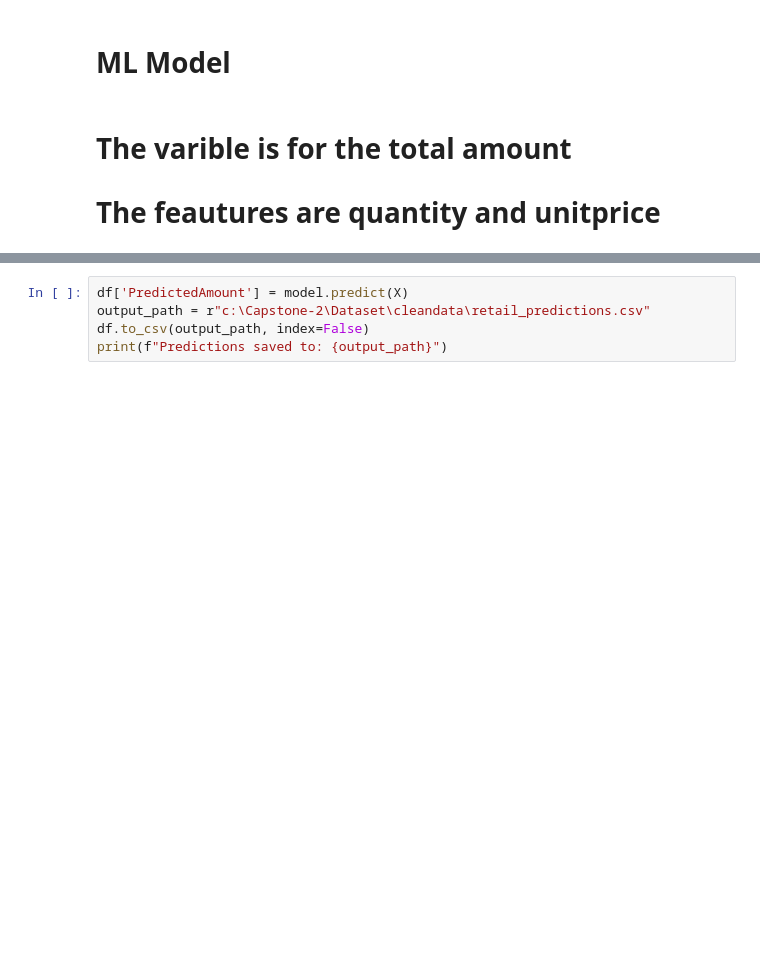
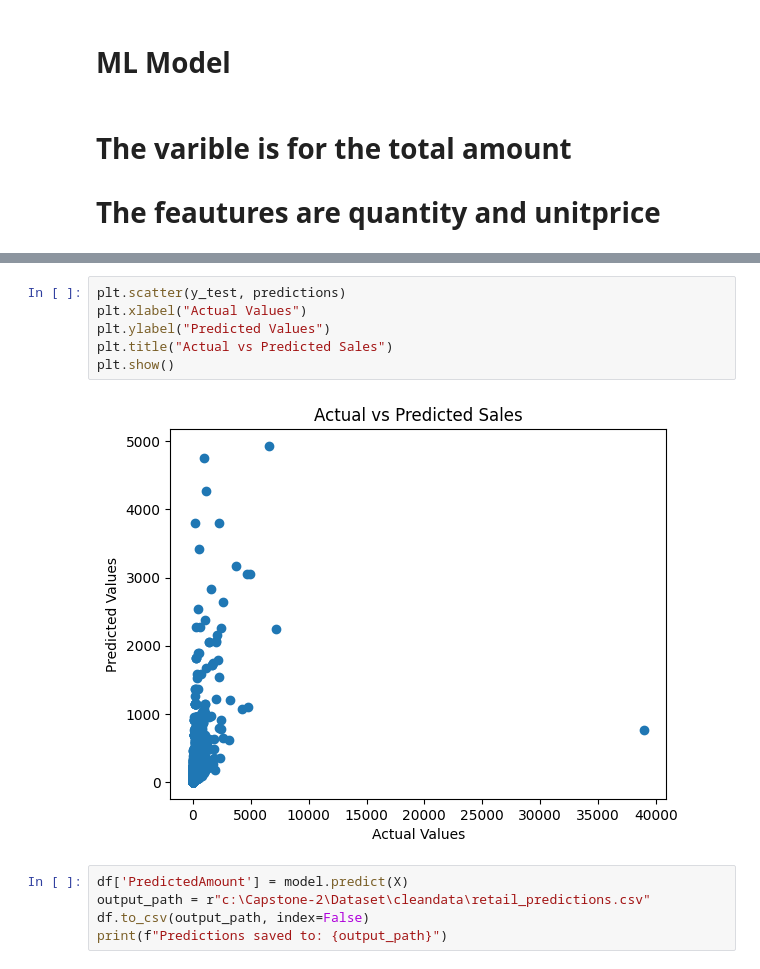
Before and after one commit to Faith-Faz/Capstone-2, a Jupyter notebook: jupyter_notebooks/ML.ipynb, the cells around one changed output, grey strips where cells are left out. Saved outputs shown, nothing was run; the diff lists cells and outputs as text; blank space fills up the shorter version.

```diff
--- a/jupyter_notebooks/ML.ipynb
+++ b/jupyter_notebooks/ML.ipynb
@@ -75,3 +162,11 @@ R2: 0.1435276633965633
+# %%
+plt.scatter(y_test, predictions)
+plt.xlabel("Actual Values")
+plt.ylabel("Predicted Values")
+plt.title("Actual vs Predicted Sales")
+plt.show()
+# %% [output]
+[figure, added]
 # %%
 df['PredictedAmount'] = model.predict(X)
 output_path = r"c:\Capstone-2\Dataset\cleandata\retail_predictions.csv"
```
Also changed, not shown: parts of 18 cells of this notebook, 2 other files.
